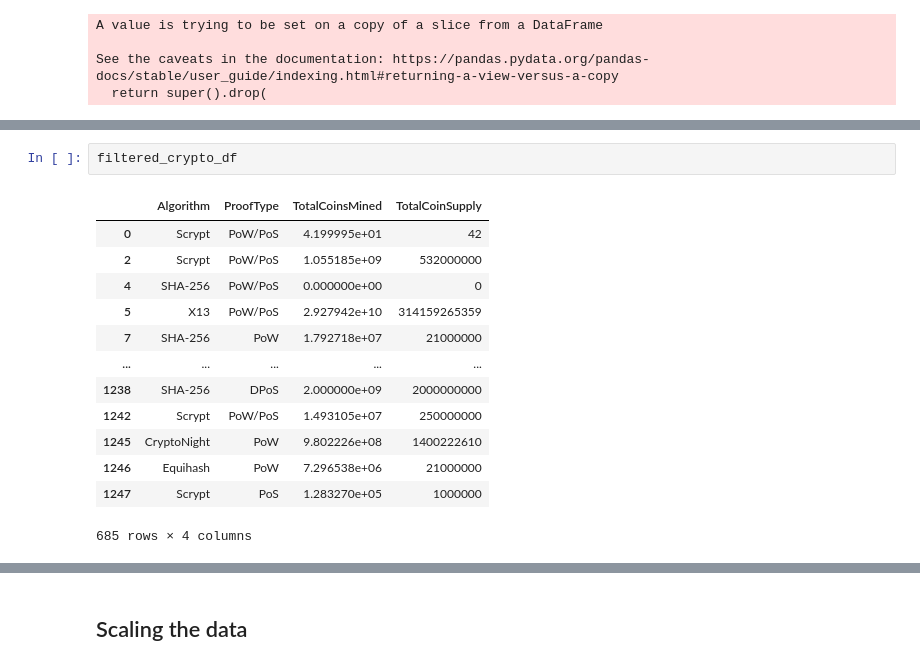
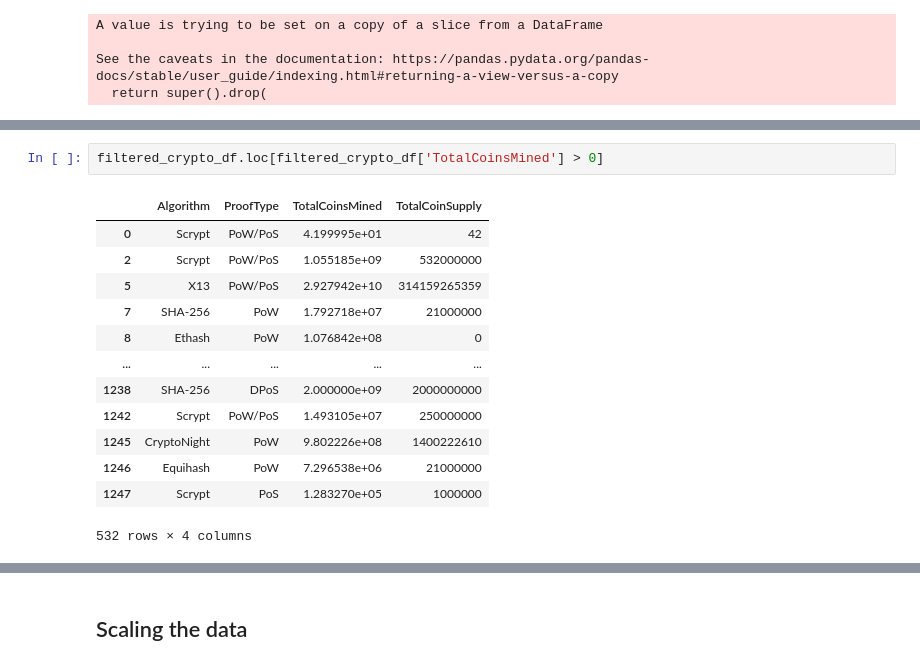
Before and after one commit to benmxnguyen/unsupervised-ml-challenge, a Jupyter notebook: unsupervised_ml_hw.ipynb, the cells around one changed output, grey strips where cells are left out. Drawn from its saved outputs; the diff is of its cells as text.

```diff
--- a/unsupervised_ml_hw.ipynb
+++ b/unsupervised_ml_hw.ipynb
@@ -44,17 +44,17 @@ See the caveats in the documentation: https://pandas.pydata.org/pandas-docs/stab
 # %%
-filtered_crypto_df
+filtered_crypto_df.loc[filtered_crypto_df['TotalCoinsMined'] > 0]
 # %% [output]
 |  | Algorithm | ProofType | TotalCoinsMined | TotalCoinSupply |
 | 0 | Scrypt | PoW/PoS | 4.199995e+01 | 42 |
 | 2 | Scrypt | PoW/PoS | 1.055185e+09 | 532000000 |
-| 4 | SHA-256 | PoW/PoS | 0.000000e+00 | 0 |
 | 5 | X13 | PoW/PoS | 2.927942e+10 | 314159265359 |
 | 7 | SHA-256 | PoW | 1.792718e+07 | 21000000 |
+| 8 | Ethash | PoW | 1.076842e+08 | 0 |
 | ... | ... | ... | ... | ... |
 | 1238 | SHA-256 | DPoS | 2.000000e+09 | 2000000000 |
 | 1242 | Scrypt | PoW/PoS | 1.493105e+07 | 250000000 |
 | 1245 | CryptoNight | PoW | 9.802226e+08 | 1400222610 |
 | 1246 | Equihash | PoW | 7.296538e+06 | 21000000 |
 | 1247 | Scrypt | PoS | 1.283270e+05 | 1000000 |
-685 rows × 4 columns
+532 rows × 4 columns
 # %%
```
Also changed, not shown: parts of 21 cells of this notebook.
